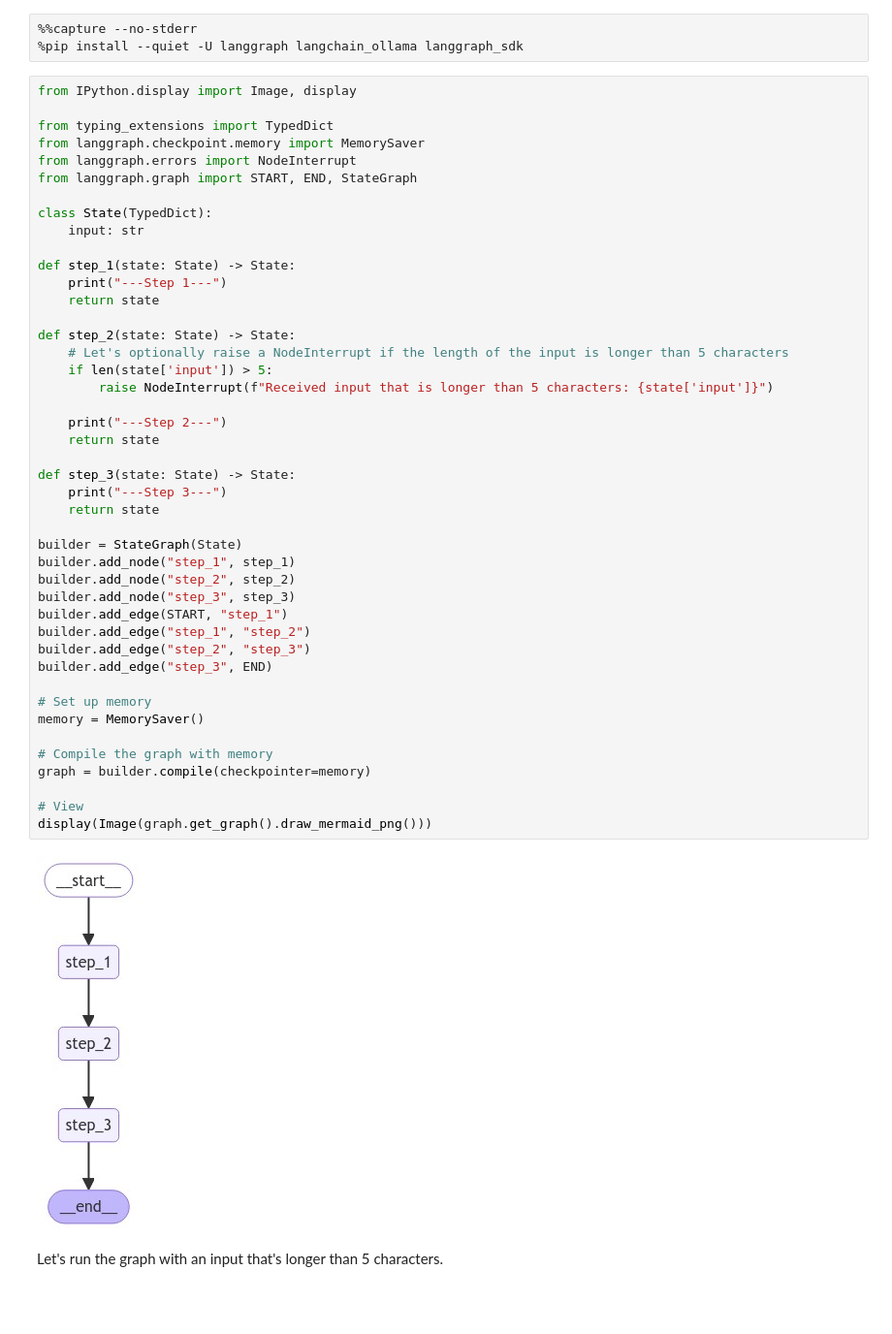
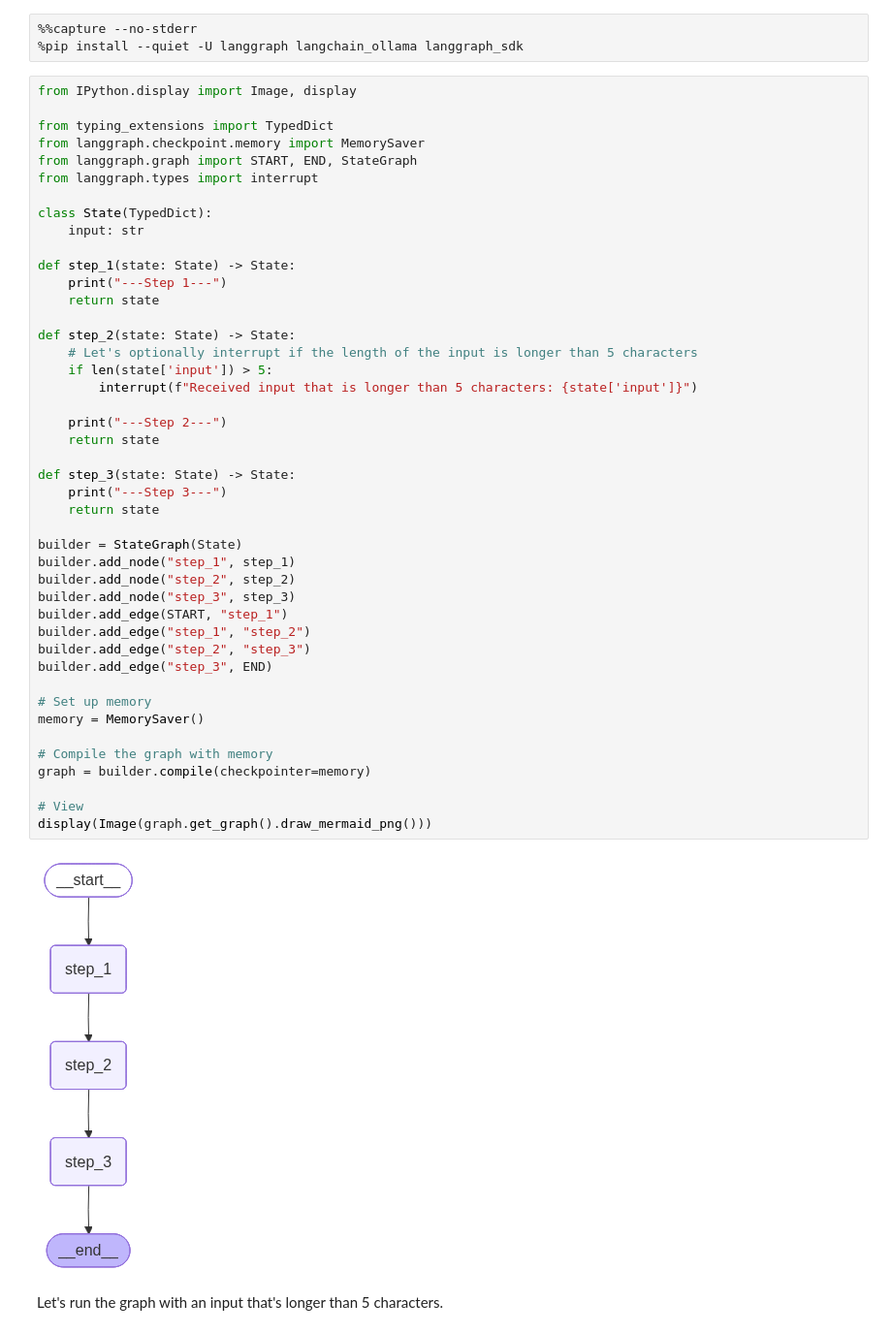
Before and after one commit to Nanyka/langchain-academy, a Jupyter notebook: module-3/dynamic-breakpoints.ipynb, the cells around one changed output. Shown at 97% size. Saved outputs shown, nothing was run; the diff lists cells and outputs as text; blank space fills up the shorter version.

```diff
--- a/module-3/dynamic-breakpoints.ipynb
+++ b/module-3/dynamic-breakpoints.ipynb
@@ -40,8 +40,8 @@ from IPython.display import Image, display
 
 from typing_extensions import TypedDict
 from langgraph.checkpoint.memory import MemorySaver
-from langgraph.errors import NodeInterrupt
 from langgraph.graph import START, END, StateGraph
+from langgraph.types import interrupt
 
 class State(TypedDict):
     input: str
@@ -51,36 +51,36 @@ def step_1(state: State) -> State:
     return state
 
 def step_2(state: State) -> State:
-    # Let's optionally raise a NodeInterrupt if the length of the input is longer than 5 characters
+    # Let's optionally interrupt if the length of the input is longer than 5 characters
     if len(state['input']) > 5:
-        raise NodeInterrupt(f"Received input that is longer than 5 characters: {state['input']}")
+        interrupt(f"Received input that is longer than 5 characters: {state['input']}")
 
     print("---Step 2---")
     return state
 
 def step_3(state: State) -> State:
     print("---Step 3---")
     return state
 
 builder = StateGraph(State)
 builder.add_node("step_1", step_1)
 builder.add_node("step_2", step_2)
 builder.add_node("step_3", step_3)
 builder.add_edge(START, "step_1")
 builder.add_edge("step_1", "step_2")
 builder.add_edge("step_2", "step_3")
 builder.add_edge("step_3", END)
 
 # Set up memory
 memory = MemorySaver()
 
 # Compile the graph with memory
 graph = builder.compile(checkpointer=memory)
 
 # View
 display(Image(graph.get_graph().draw_mermaid_png()))
 # %% [output]
-[figure, old version]
+[figure, new version]
 # %% [markdown]
 Let's run the graph with an input that's longer than 5 characters.
 # %%
```
Also changed, not shown: parts of 5 cells of this notebook, 11 other files.
